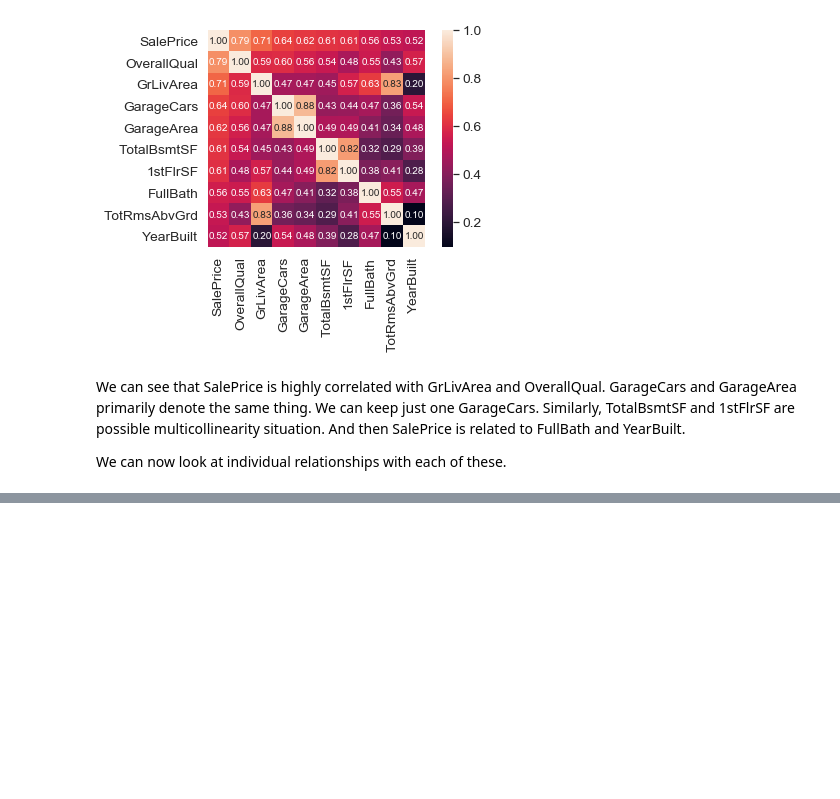
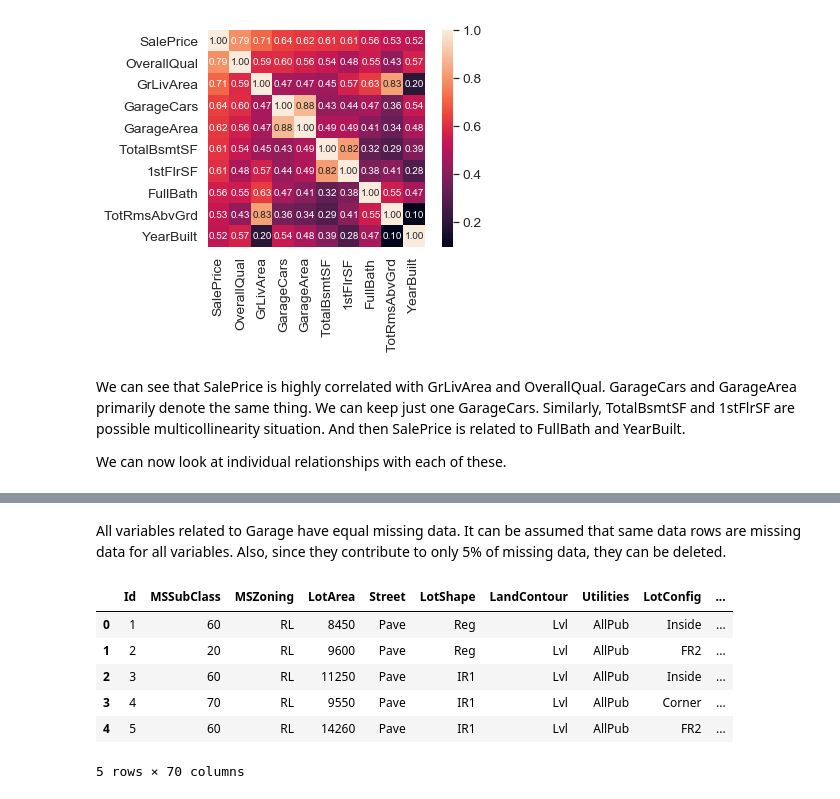
Before and after one commit to mPande92/Data-Exploration-in-python, a Jupyter notebook: Data Exploration using Python.ipynb, the cells around one changed output, grey strips where cells are left out. Saved outputs shown, nothing was run; the diff lists cells and outputs as text; code cells hidden in the pictures; blank space fills up the shorter version.

```diff
--- a/Data Exploration using Python.ipynb
+++ b/Data Exploration using Python.ipynb
@@ -216,0 +265,13 @@ plt.plot()
+# %% [markdown]
+All variables related to Garage have equal missing data. It can be assumed that same data rows are missing data for all variables. Also, since they contribute to only 5% of missing data, they can be deleted.
+# %%
+train = train.drop(['GarageCond', 'GarageType', 'GarageYrBlt', 'GarageQual', 'GarageFinish'], axis = 1)
+train.head()
+# %% [output]
+|  | Id | MSSubClass | MSZoning | LotArea | Street | LotShape | LandContour | Utilities | LotConfig | ... |
+| 0 | 1 | 60 | RL | 8450 | Pave | Reg | Lvl | AllPub | Inside | ... |
+| 1 | 2 | 20 | RL | 9600 | Pave | Reg | Lvl | AllPub | FR2 | ... |
+| 2 | 3 | 60 | RL | 11250 | Pave | IR1 | Lvl | AllPub | Inside | ... |
+| 3 | 4 | 70 | RL | 9550 | Pave | IR1 | Lvl | AllPub | Corner | ... |
+| 4 | 5 | 60 | RL | 14260 | Pave | IR1 | Lvl | AllPub | FR2 | ... |
+5 rows × 70 columns
```
Also changed, not shown: parts of 9 cells of this notebook.
